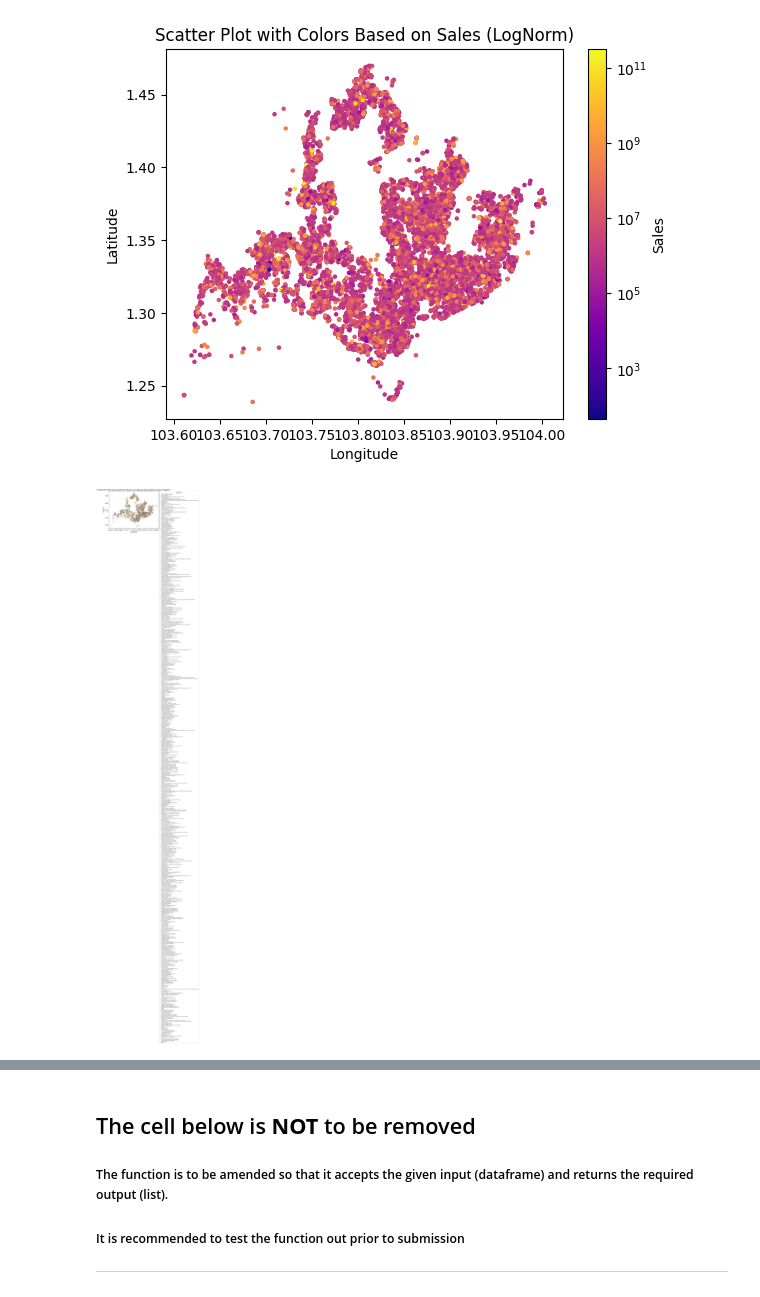
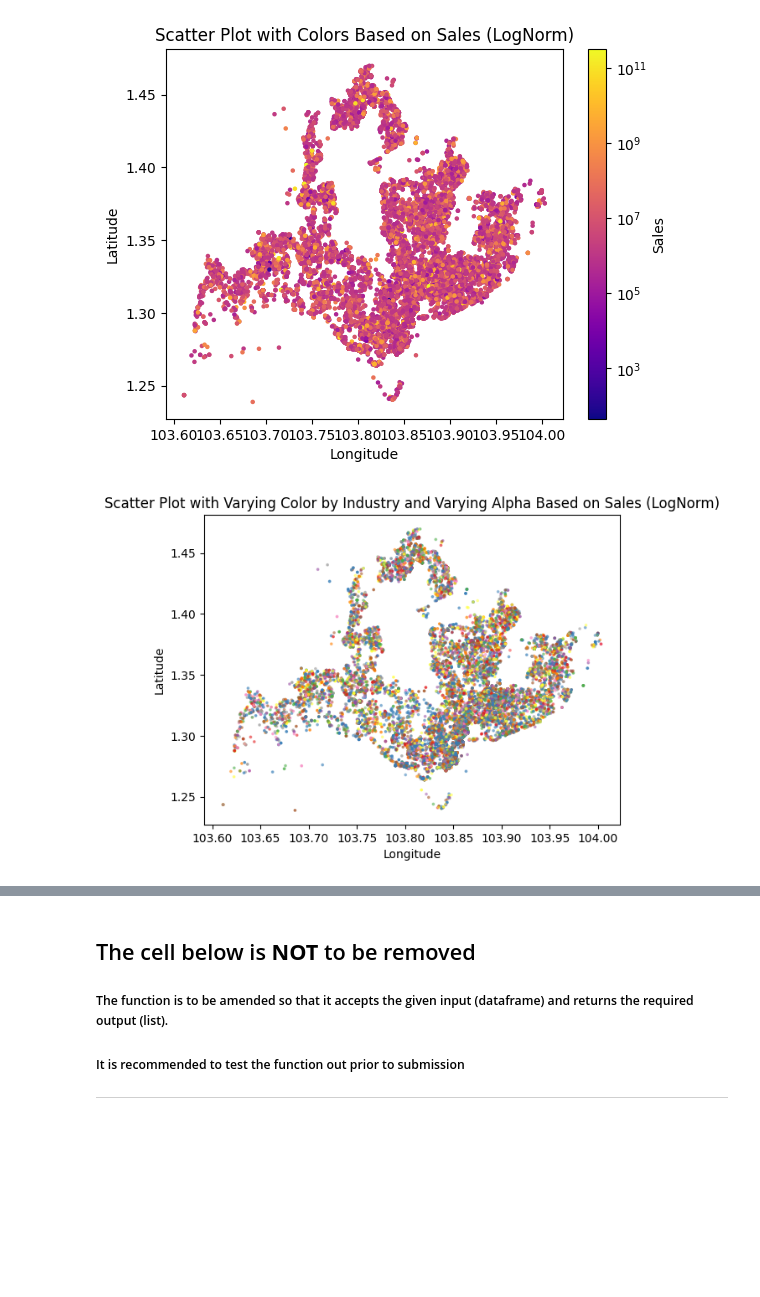
Before and after one commit to Therulow/NUS-SDS-Datathon-Champion-Group315, a Jupyter notebook: NUS_DATATHON_CHAMPION_TEAM NAME.ipynb, the cells around one changed output, grey strips where cells are left out. Drawn from its saved outputs; the diff is of its cells as text; code cells hidden in the pictures; blank space fills up the shorter version.

```diff
--- a/NUS_DATATHON_CHAMPION_TEAM NAME.ipynb
+++ b/NUS_DATATHON_CHAMPION_TEAM NAME.ipynb
@@ -179,3 +179,9 @@ Global Ultimate Country                0
 Is Domestic Ultimate                   0
 Is Global Ultimate                     0
 dtype: int64
+# %%
+from sklearn.preprocessing import LabelEncoder
+# Use label encoding for 'SIC Code'
+label_encoder = LabelEncoder()
+data['SIC Code'] = label_encoder.fit_transform(data['SIC Code'])
+data["SIC Code"].unique()
@@ -238,31 +286,29 @@ plt.show()
 # %%
 # Industry vs Domestic Sales
 
 norm = LogNorm()
 # Define a constant color (e.g., blue)
 constant_color = 'blue'
 
 # Define a color palette based on unique industries
 industry_palette = sns.color_palette('Set1', n_colors=len(data['Industry'].unique()))
 
 # Create a dictionary to map Industry to a unique color
 industry_colors = dict(zip(data['Industry'].unique(), industry_palette))
 
 # Scatter plot with varying color by Industry and varying alpha based on Sales values
 scatter = plt.scatter(data['LONGITUDE'], data['LATITUDE'], c=data['Industry'].map(industry_colors), s=3, alpha=norm(data['Sales (Domestic Ultimate Total USD)']))
 
 # Add a legend for Industry
 legend_labels = data['Industry'].unique()
 legend_handles = [plt.Line2D([0], [0], marker='o', color='w', label=industry, markerfacecolor=industry_colors[industry], markersize=4) for industry in legend_labels]
 
-plt.legend(handles=legend_handles, title='Industry', prop={'size': 5}, bbox_to_anchor=(1, 1))
-
 # Set labels and title
 plt.xlabel('Longitude')
 plt.ylabel('Latitude')
 plt.title('Scatter Plot with Varying Color by Industry and Varying Alpha Based on Sales (LogNorm)')
 
 # Show the plot
 plt.show()
 # %% [output]
-[figure, old version]
+[figure, new version]
```
Also changed, not shown: parts of 4 cells of this notebook.
